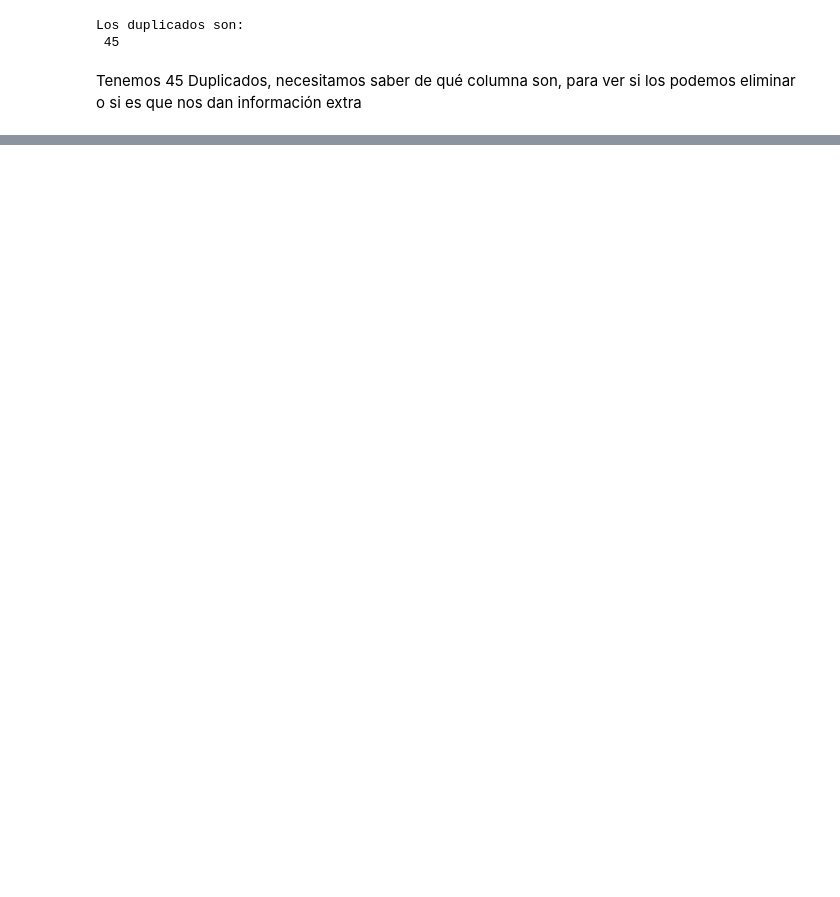
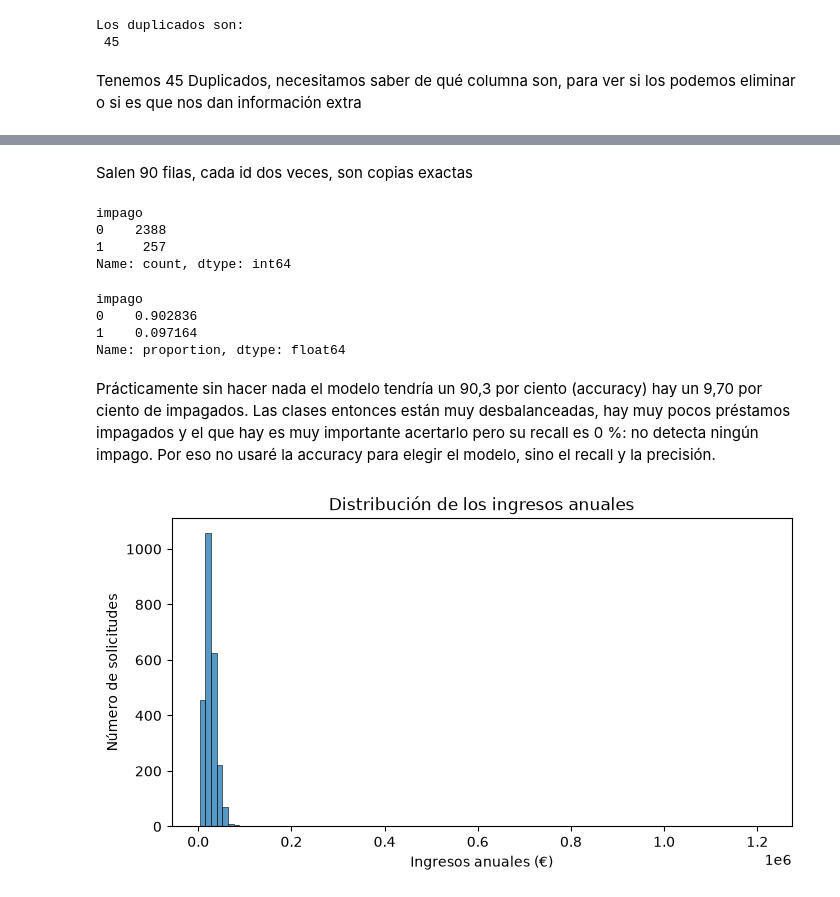
Before and after one commit to antonio-capel-dev/loan-default-risk, a Jupyter notebook: prestamos.ipynb, the cells around one changed output, grey strips where cells are left out. Saved outputs shown, nothing was run; the diff lists cells and outputs as text; code cells hidden in the pictures; blank space fills up the shorter version.

```diff
--- a/prestamos.ipynb
+++ b/prestamos.ipynb
@@ -94,0 +101,28 @@ Tenemos 45 Duplicados, necesitamos saber de qué columna son, para ver si los po
+# %% [markdown]
+Salen 90 filas, cada id dos veces, son copias exactas
+# %%
+impagados = df["impago"].value_counts()
+display(impagados)
+# %% [output]
+impago
+0    2388
+1     257
+Name: count, dtype: int64
+# %%
+df["impago"].value_counts(normalize=True)
+# %% [output]
+impago
+0    0.902836
+1    0.097164
+Name: proportion, dtype: float64
+# %% [markdown]
+Prácticamente sin hacer nada el modelo tendría un 90,3 por ciento (accuracy) hay un 9,70 por ciento de impagados. Las clases entonces están muy desbalanceadas, hay muy pocos préstamos impagados y el que hay es muy importante acertarlo pero su recall es 0 %: no detecta ningún impago. Por eso no usaré la accuracy para elegir el modelo, sino el recall y la precisión.
+# %%
+fig, ax = plt.subplots(figsize=(8, 4))
+sns.histplot(data=df, x="ingresos_anuales", ax=ax)
+ax.set_title("Distribución de los ingresos anuales")
+ax.set_xlabel("Ingresos anuales (€)")
+ax.set_ylabel("Número de solicitudes")
+plt.show()
+# %% [output]
+[figure, added]
```
Also changed, not shown: parts of 32 cells of this notebook.
